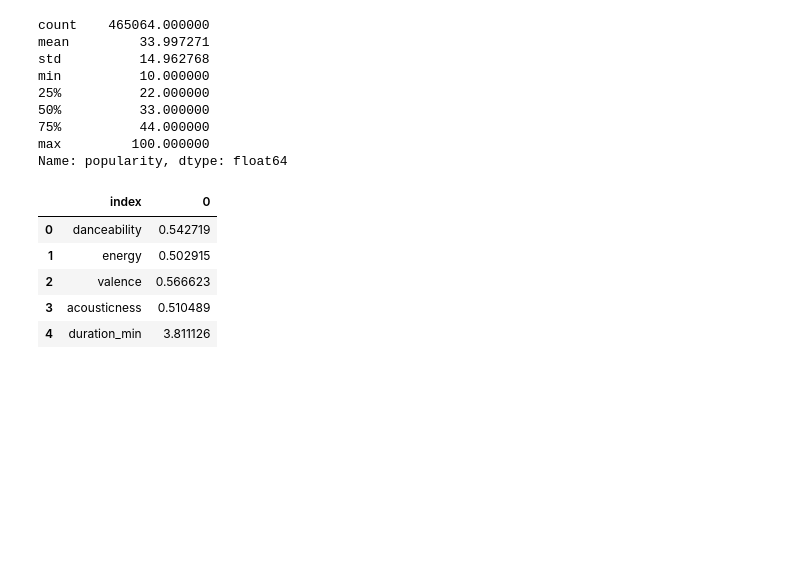
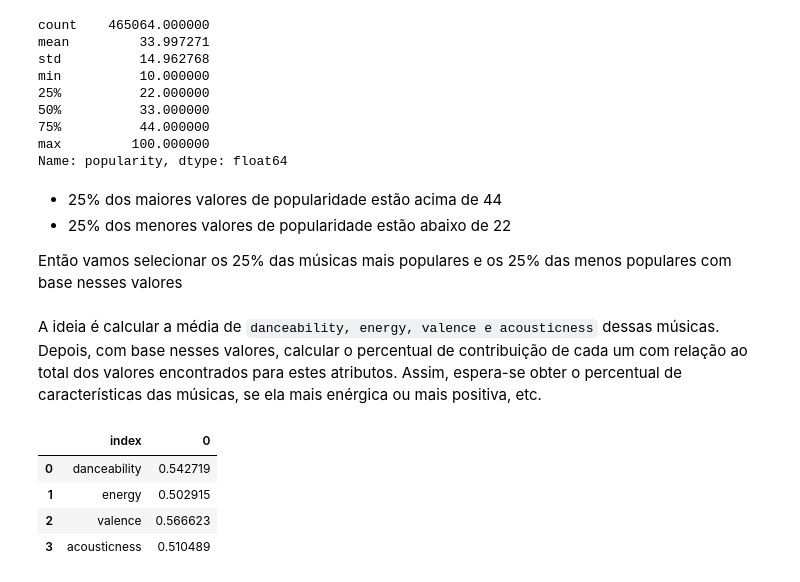
Before and after one commit to math3usvalenca/spotify_project, a Jupyter notebook: spotifyProject/spotify_eda.ipynb, the cells around one changed output. Drawn from its saved outputs; the diff is of its cells as text; code cells hidden in the pictures; blank space fills up the shorter version.

```diff
--- a/spotifyProject/spotify_eda.ipynb
+++ b/spotifyProject/spotify_eda.ipynb
@@ -123,18 +152,24 @@ min          10.000000
 75%          44.000000
 max         100.000000
 Name: popularity, dtype: float64
+# %% [markdown]
+- 25% dos maiores valores de popularidade estão acima de 44
+- 25% dos menores valores de popularidade estão abaixo de 22
+
+Então vamos selecionar os 25% das músicas mais populares e os 25% das menos populares com base nesses valores
 # %%
 most_famous = tracks_df[tracks_df['popularity']>44]
 less_famous = tracks_df[tracks_df['popularity']<22]
+# %% [markdown]
+A ideia é calcular a média de `danceability, energy, valence e acousticness` dessas músicas. Depois, com base nesses valores, calcular o percentual de contribuição de cada um com relação ao total dos valores encontrados para estes atributos. Assim, espera-se obter o percentual de características das músicas, se ela mais enérgica ou mais positiva, etc.
 # %%
-less_famous[['danceability','energy','valence','acousticness','duration_min']].mean().reset_index()
+less_famous[['danceability','energy','valence','acousticness']].mean().reset_index()
 # %% [output]
 |  | index | 0 |
 | 0 | danceability | 0.542719 |
 | 1 | energy | 0.502915 |
 | 2 | valence | 0.566623 |
 | 3 | acousticness | 0.510489 |
-| 4 | duration_min | 3.811126 |
 # %%
 data1 = most_famous[['danceability','energy','valence','acousticness']].mean().reset_index()[0].values
 keys1 = most_famous[['danceability','energy','valence','acousticness']].mean().reset_index()['index'].values
```
Also changed, not shown: parts of 31 cells of this notebook.
